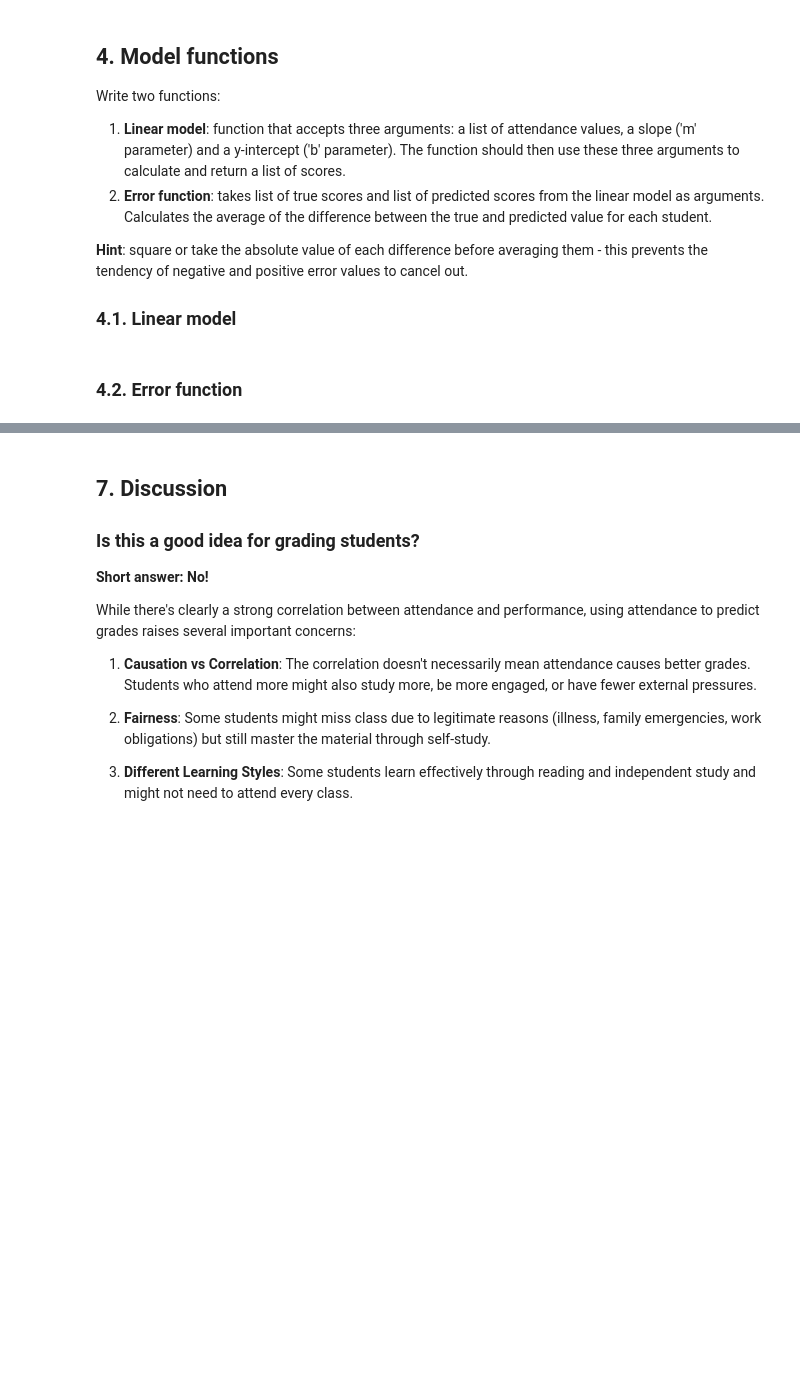
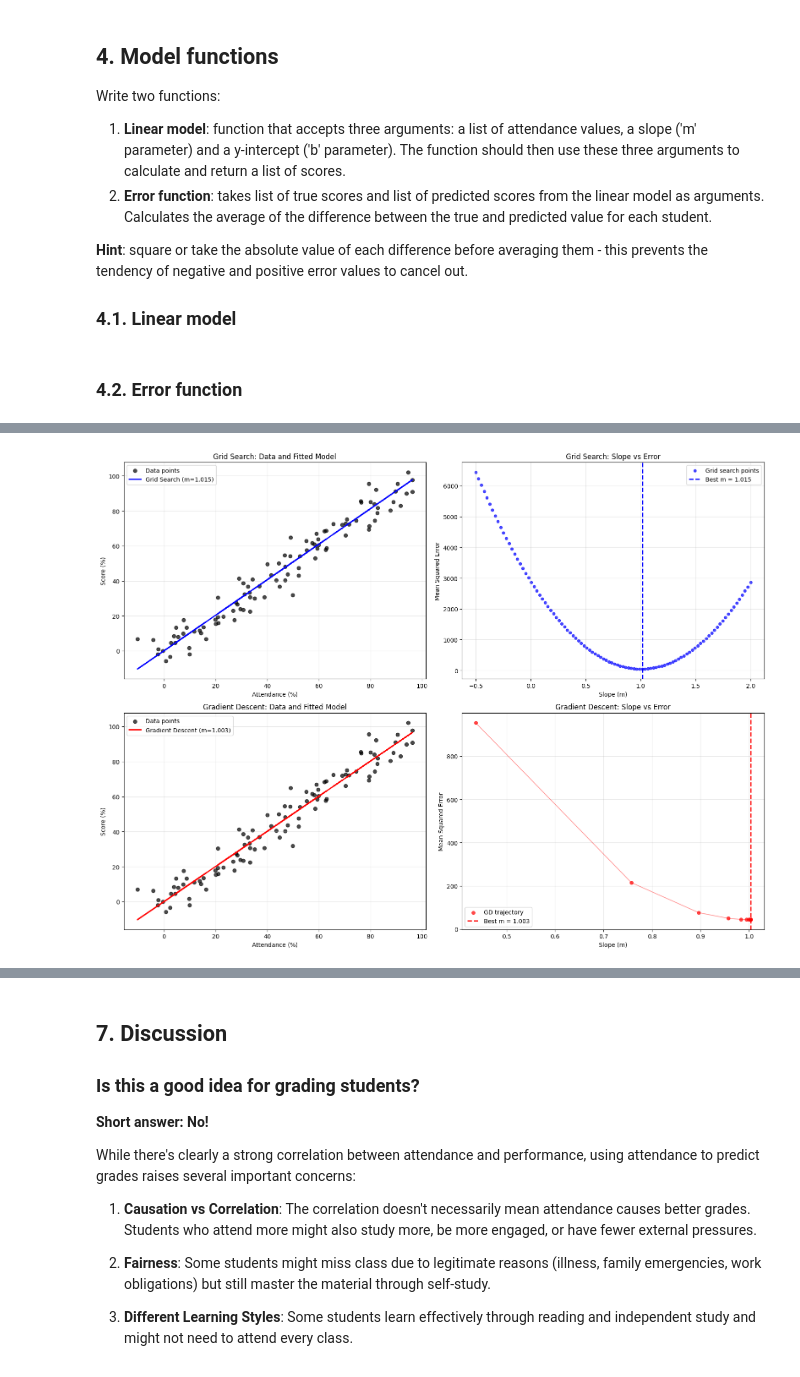
Before and after one commit to 4GeeksAcademy/gperdrizet-calculus-and-algebra-problems-with-python, a Jupyter notebook: notebook/problems.ipynb, the cells around one changed output, grey strips where cells are left out. Saved outputs shown, nothing was run; the diff lists cells and outputs as text; code cells hidden in the pictures; blank space fills up the shorter version.

Commit message:
Added comparision of grid search and gradient descent

```diff
--- a/notebook/problems.ipynb
+++ b/notebook/problems.ipynb
@@ -97,5 +166,5 @@ Write an optimization function which iteratively tries different values of m and
 # %%
-def optimizer(attendance, score, linear_model, error_function):
+def gradient_descent_optimizer(attendance, score, linear_model, error_function):
     """
     Optimize the linear model parameters using gradient descent.
 
@@ -114,9 +183,9 @@ def optimizer(attendance, score, linear_model, error_function):
     # Set b to a constant (looking at the data, it starts near 0)
     b = 0
 
-    # Randomly initialize slope in the interval [-2, 2]
+    # Randomly initialize slope in the interval [-0.5, 2.0]
     np.random.seed(42)  # For reproducible results
-    m = np.random.uniform(-2, 2)
+    m = np.random.uniform(-0.5, 2.0)
 
     # Gradient descent parameters
     learning_rate = 0.0001  # Step size for gradient descent
@@ -160,9 +229,8 @@ def optimizer(attendance, score, linear_model, error_function):
         m = new_m
         m_values.append(m)
 
-        # Print progress every 100 iterations
-        if (iteration + 1) % 100 == 0:
-            print(f"Iteration {iteration + 1}: m = {m:.4f}, error = {current_error:.4f}")
+        # Print progress
+        print(f"Iteration {iteration + 1}: m = {m:.4f}, error = {current_error:.4f}")
 
     print(f"Final parameters: m = {m:.4f}, b = {b}")
     print(f"Final error: {errors[-1]:.4f}")
@@ -277,0 +292,72 @@ Gradient Descent Summary:
+# %%
+# Create comparison plots showing the same analysis for both methods
+fig, ((ax1, ax2), (ax3, ax4)) = plt.subplots(2, 2, figsize=(16, 12))
+
+# Plot 1: Grid Search - Data and fitted model
+ax1.scatter(attendance, score, color='black', alpha=0.7, label='Data points')
+ax1.plot(attendance, grid_predictions, color='blue', linewidth=2, label=f'Grid Search (m={grid_m:.3f})')
+ax1.set_title('Grid Search: Data and Fitted Model')
+ax1.set_xlabel('Attendance (%)')
+ax1.set_ylabel('Score (%)')
+ax1.legend()
+ax1.grid(True, alpha=0.3)
+
+# Plot 2: Grid Search - Slope vs Error
+ax2.scatter(grid_m_values, grid_errors, color='blue', s=20, alpha=0.7, label='Grid search points')
+ax2.axvline(x=grid_m, color='blue', linestyle='--', linewidth=2, label=f'Best m = {grid_m:.3f}')
+ax2.set_title('Grid Search: Slope vs Error')
+ax2.set_xlabel('Slope (m)')
+ax2.set_ylabel('Mean Squared Error')
+ax2.legend()
+ax2.grid(True, alpha=0.3)
+
+# Plot 3: Gradient Descent - Data and fitted model
+ax3.scatter(attendance, score, color='black', alpha=0.7, label='Data points')
+ax3.plot(attendance, gd_predictions, color='red', linewidth=2, label=f'Gradient Descent (m={gd_m:.3f})')
+ax3.set_title('Gradient Descent: Data and Fitted Model')
+ax3.set_xlabel('Attendance (%)')
+ax3.set_ylabel('Score (%)')
+ax3.legend()
+ax3.grid(True, alpha=0.3)
+
+# Plot 4: Gradient Descent - Slope vs Error
+ax4.scatter(gd_m_values, gd_errors, color='red', s=30, alpha=0.7, label='GD trajectory')
+ax4.plot(gd_m_values, gd_errors, color='red', linewidth=1, alpha=0.5)
+ax4.axvline(x=gd_m, color='red', linestyle='--', linewidth=2, label=f'Best m = {gd_m:.3f}')
+ax4.set_title('Gradient Descent: Slope vs Error')
+ax4.set_xlabel('Slope (m)')
+ax4.set_ylabel('Mean Squared Error')
+ax4.legend()
+ax4.grid(True, alpha=0.3)
+
+plt.tight_layout()
+plt.show()
+
+# Calculate performance statistics for both methods
+grid_correlation = np.corrcoef(score, grid_predictions)[0, 1]
+gd_correlation = np.corrcoef(score, gd_predictions)[0, 1]
+
+print(f"\nDETAILED PERFORMANCE COMPARISON:")
+print(f"{'Method':<15} {'Final Error':<12} {'RMSE':<8} {'Correlation':<12} {'Evaluations':<12}")
+print("-" * 65)
+print(f"{'Grid Search':<15} {min(grid_errors):<12.4f} {np.sqrt(min(grid_errors)):<8.2f} {grid_correlation:<12.4f} {len(grid_errors):<12}")
+print(f"{'Gradient Desc.':<15} {min(gd_errors):<12.4f} {np.sqrt(min(gd_errors)):<8.2f} {gd_correlation:<12.4f} {len(gd_errors):<12}")
+
+print(f"\nOPTIMIZATION INSIGHTS:")
+print(f"• Grid search tested {len(grid_errors)} points systematically")
+print(f"• Gradient descent converged in {len(gd_errors)} iterations")
+print(f"• Efficiency gain: {len(grid_errors)/len(gd_errors):.1f}x fewer evaluations with gradient descent")
+print(f"• Both methods found very similar optimal parameters (difference: {abs(grid_m - gd_m):.4f})")
+
+# Determine which method performed better
+if min(grid_errors) < min(gd_errors):
+    print(f"• Grid search achieved slightly better final error by {abs(min(grid_errors) - min(gd_errors)):.4f}")
+else:
+    print(f"• Gradient descent achieved slightly better final error by {abs(min(grid_errors) - min(gd_errors)):.4f}")
+
+print(f"\nMODEL INTERPRETATION:")
+print(f"• The linear model equation: Score = {gd_m:.3f} × Attendance + {gd_b}")
+print(f"• For every 1% increase in attendance, score increases by {gd_m:.3f} points on average")
+print(f"• The model explains {gd_correlation**2:.1%} of the variance in the data")
+# %% [output]
+[figure, added]
```
Also changed, not shown: parts of 10 cells of this notebook.
